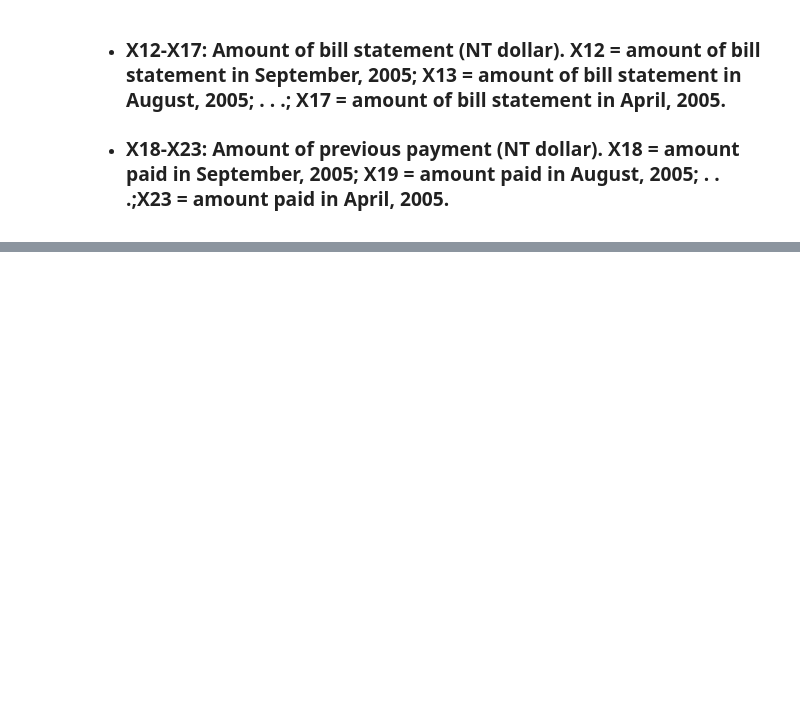
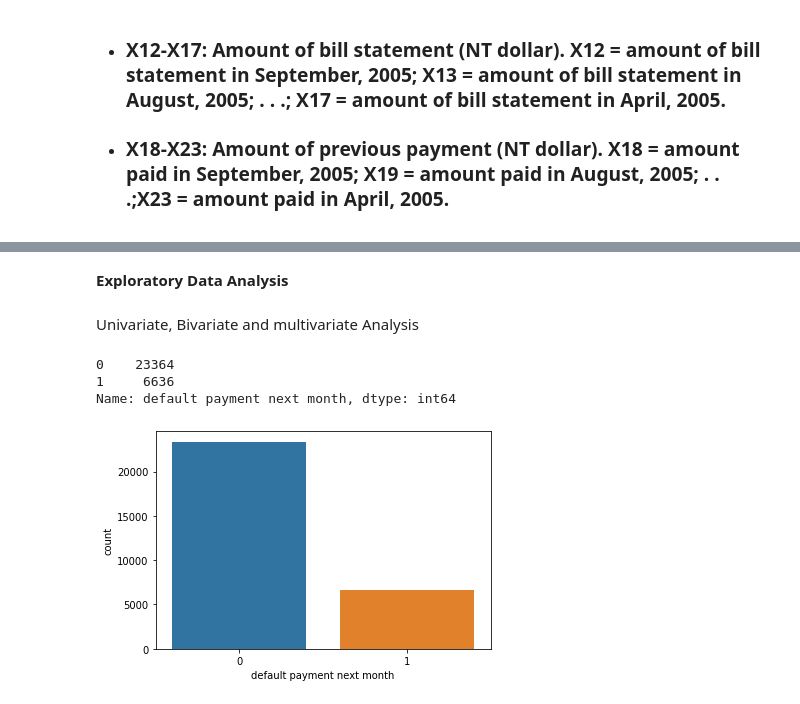
Before and after one commit to AyushSonuu/credit-card-default-ML-classification-capstone, a Jupyter notebook: Copy_of_Credit_Card_Default_Prediction_Capstone_Project.ipynb, the cells around one changed output, grey strips where cells are left out. Drawn from its saved outputs; the diff is of its cells as text; code cells hidden in the pictures; blank space fills up the shorter version.

```diff
--- a/Copy_of_Credit_Card_Default_Prediction_Capstone_Project.ipynb
+++ b/Copy_of_Credit_Card_Default_Prediction_Capstone_Project.ipynb
@@ -34,2 +51,3 @@ import seaborn as sns
 # %%
-df = pd.read_excel(r"/content/drive/MyDrive/supervised-ml-classification-capstone-Ayush/Copy of default of credit card clients.xls")
+# loading the dataset into colab and making the header as 1 beacause the original columns are at header =1
+df = pd.read_excel(r"/content/drive/MyDrive/supervised-ml-classification-capstone-Ayush/Copy of default of credit card clients.xls",engine="xlrd",header=1)
@@ -37,0 +122,17 @@ ImportError: ignored
+# %% [markdown]
+ **Exploratory Data Analysis**
+# %% [markdown]
+
+ Univariate, Bivariate and multivariate Analysis
+# %%
+# dependentd variable
+df["default payment next month"].value_counts()
+# %% [output]
+0    23364
+1     6636
+Name: default payment next month, dtype: int64
+# %%
+sns.countplot(data = df,x="default payment next month") # we can see here our dataset is imbalanced
+plt.show()
+# %% [output]
+[figure, added]
```
Also changed, not shown: parts of 56 cells of this notebook.
